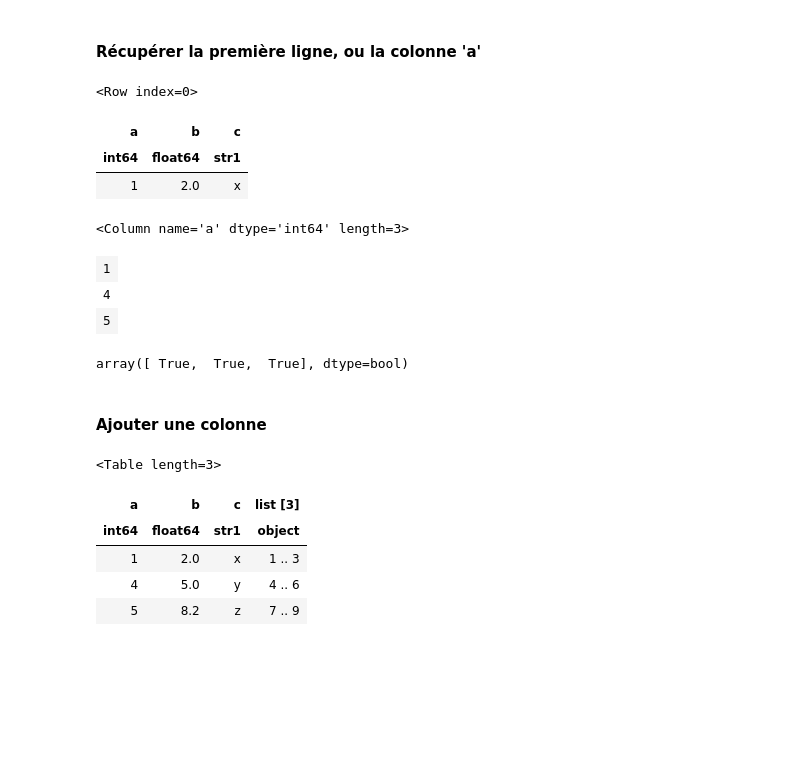
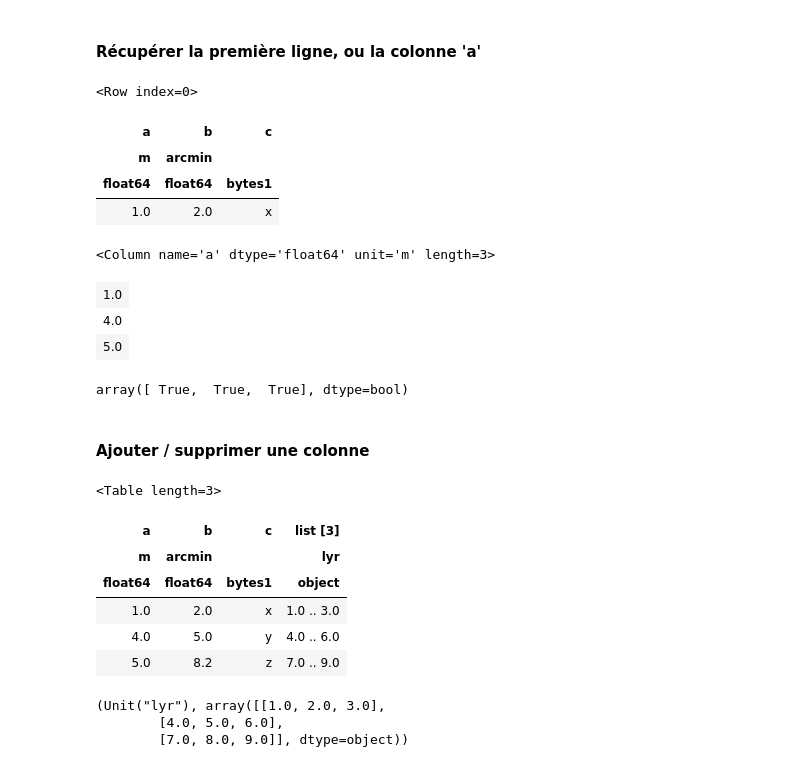
Before and after one commit to nicolaschotard/lsst_drp_analysis, a Jupyter notebook: python/5_astropy_introduction.ipynb, the cells around one changed output. Drawn from its saved outputs; the diff is of its cells as text; code cells hidden in the pictures; blank space fills up the shorter version.

```diff
--- a/python/5_astropy_introduction.ipynb
+++ b/python/5_astropy_introduction.ipynb
@@ -129 +221,5 @@ SkyCoord('00:42.5 +41:12', unit=(u.hourangle, u.deg))
+# %%
+a = [1, 4, 5] * u.meter
+b = [2.0, 5.0, 8.2] * u.arcminute
+c = [b'x', b'y', b'z']
 # %%
@@ -146,30 +240,32 @@ t[0]
 # %% [output]
 <Row index=0>
 | a | b | c |
-| int64 | float64 | str1 |
-| 1 | 2.0 | x |
+| m | arcmin |  |
+| float64 | float64 | bytes1 |
+| 1.0 | 2.0 | x |
 # %%
 t['a']
 t.columns[0]
 # %% [output]
-<Column name='a' dtype='int64' length=3>
+<Column name='a' dtype='float64' unit='m' length=3>
-| 1 |
-| 4 |
-| 5 |
+| 1.0 |
+| 4.0 |
+| 5.0 |
 # %%
 t['a'] == t.columns[0]
 # %% [output]
 array([ True,  True,  True], dtype=bool)
 # %% [markdown]
-#### Ajouter une colonne
+#### Ajouter / supprimer une colonne
 # %%
 from astropy.table import Column
-t.add_column(Column([[1,2,3], [4,5,6], [7,8,9]], name='list', dtype=list))
+t.add_column(Column([[1,2,3], [4,5,6], [7,8,9]] * u.lightyear, name='list', dtype=list))
 t
 # %% [output]
 <Table length=3>
 | a | b | c | list [3] |
-| int64 | float64 | str1 | object |
-| 1 | 2.0 | x | 1 .. 3 |
-| 4 | 5.0 | y | 4 .. 6 |
-| 5 | 8.2 | z | 7 .. 9 |
+| m | arcmin |  | lyr |
+| float64 | float64 | bytes1 | object |
+| 1.0 | 2.0 | x | 1.0 .. 3.0 |
+| 4.0 | 5.0 | y | 4.0 .. 6.0 |
+| 5.0 | 8.2 | z | 7.0 .. 9.0 |
@@ -175,0 +274,6 @@ t
+# %%
+col.unit, col.data
+# %% [output]
+(Unit("lyr"), array([[1.0, 2.0, 3.0],
+        [4.0, 5.0, 6.0],
+        [7.0, 8.0, 9.0]], dtype=object))
```
Also changed, not shown: parts of 51 cells of this notebook, 4 other files.
